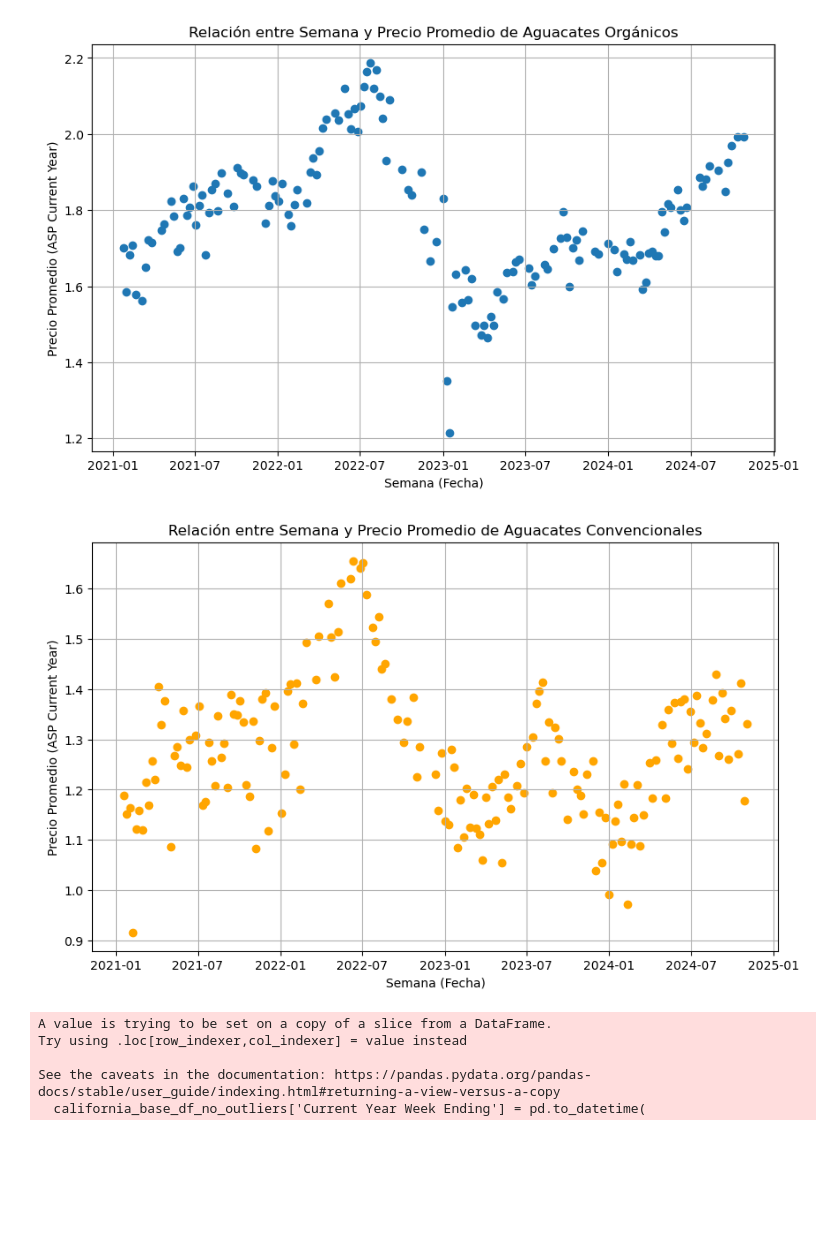
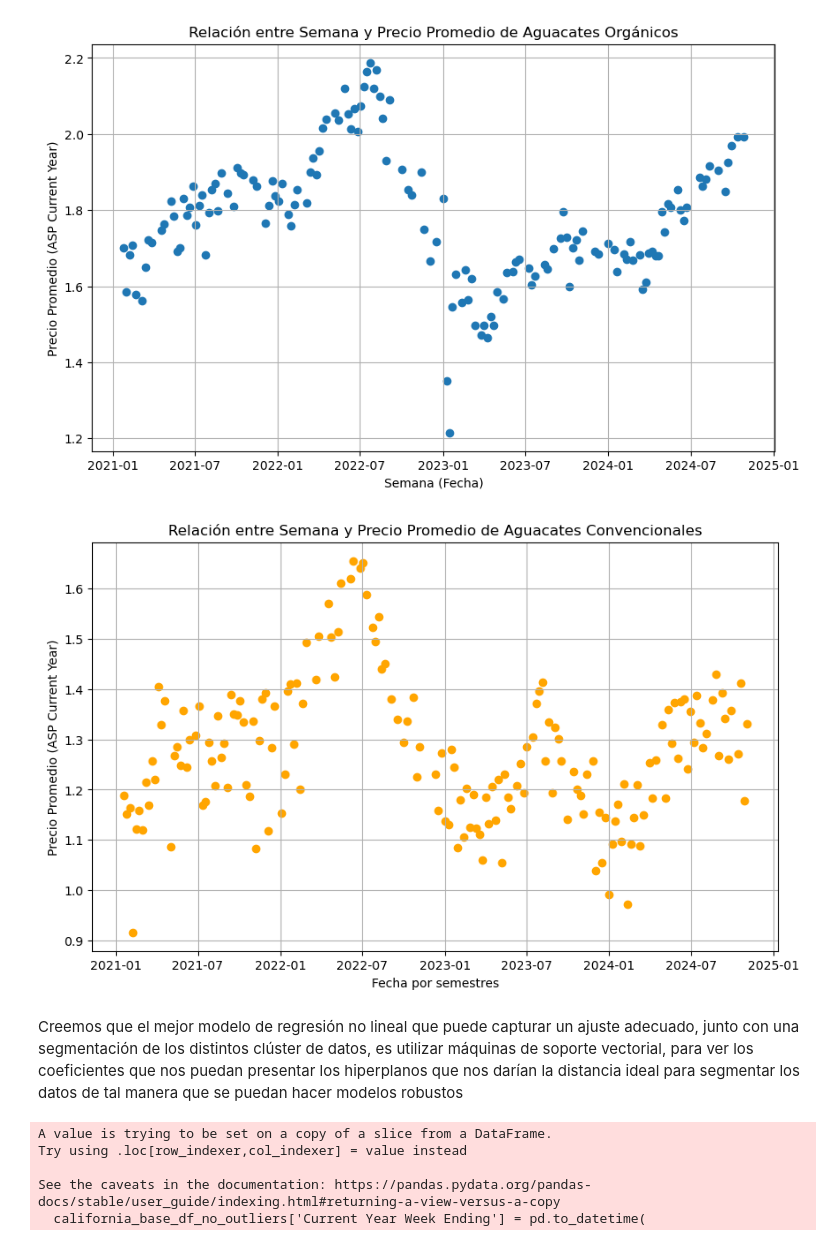
Before and after one commit to arboldeku/Avocado-2.0, a Jupyter notebook: code/modelo_regresion_limpio.ipynb, the cells around one changed output. Drawn from its saved outputs; the diff is of its cells as text; code cells hidden in the pictures; blank space fills up the shorter version.

```diff
--- a/code/modelo_regresion_limpio.ipynb
+++ b/code/modelo_regresion_limpio.ipynb
@@ -198,26 +146,28 @@ plt.show()
 # %%
 import matplotlib.pyplot as plt
 import pandas as pd
 
 # Filtrar datos donde Type es 'Conventional'
 conventional_data = california_base_df_no_outliers[california_base_df_no_outliers['Type'] == 'Conventional']
 
 # Agrupar por semana y calcular el precio promedio
 x_clean_data_conventional = conventional_data.groupby('Current Year Week Ending')['ASP Current Year'].mean()
 
 # Convertir las fechas de la columna 'Current Year Week Ending' a formato datetime
 y_clean_data_conventional = pd.to_datetime(x_clean_data_conventional.index)
 
 # Graficar
 plt.figure(figsize=(10, 6))
 plt.scatter(y_clean_data_conventional, x_clean_data_conventional, color='orange')
 plt.title('Relación entre Semana y Precio Promedio de Aguacates Convencionales')
-plt.xlabel('Semana (Fecha)')
+plt.xlabel('Fecha por semestres')
 plt.ylabel('Precio Promedio (ASP Current Year)')
 plt.grid(True)
 plt.show()
 # %% [output]
-[figure, old version]
+[figure, new version]
+# %% [markdown]
+Creemos que el mejor modelo de regresión no lineal que puede capturar un ajuste adecuado, junto con una segmentación de los distintos clúster de datos, es utilizar máquinas de soporte vectorial, para ver los coeficientes que nos puedan presentar los hiperplanos que nos darían la distancia ideal para segmentar los datos de tal manera que se puedan hacer modelos robustos
 # %%
 # Asegurarnos de que las fechas estén en formato datetime
 california_base_df_no_outliers['Current Year Week Ending'] = pd.to_datetime(
```
Also changed, not shown: parts of 8 cells of this notebook, 24 other files.
